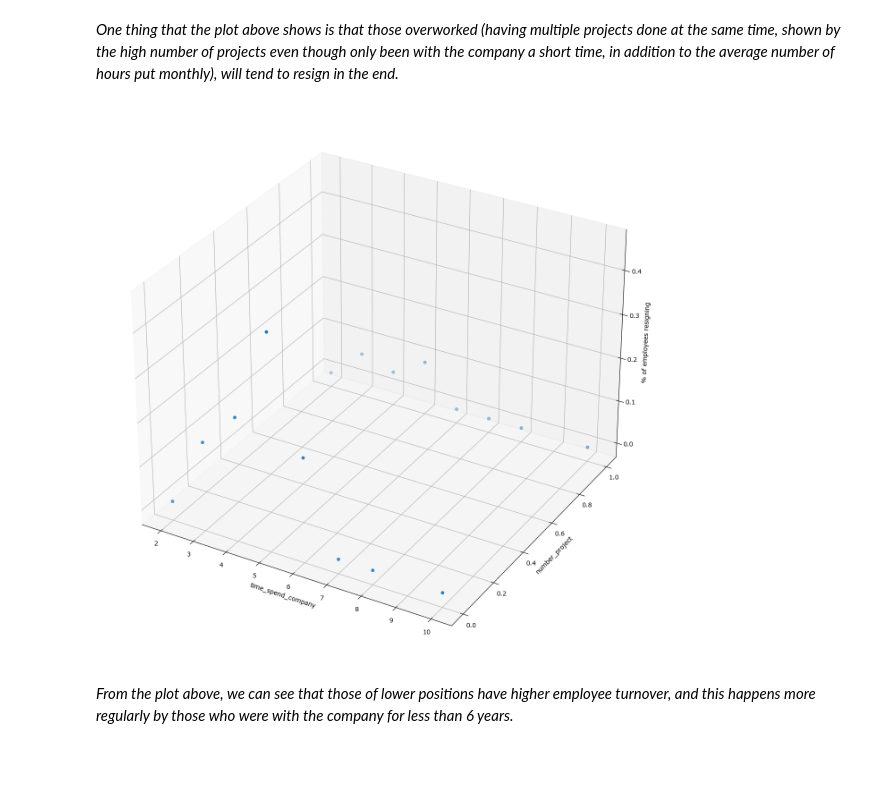
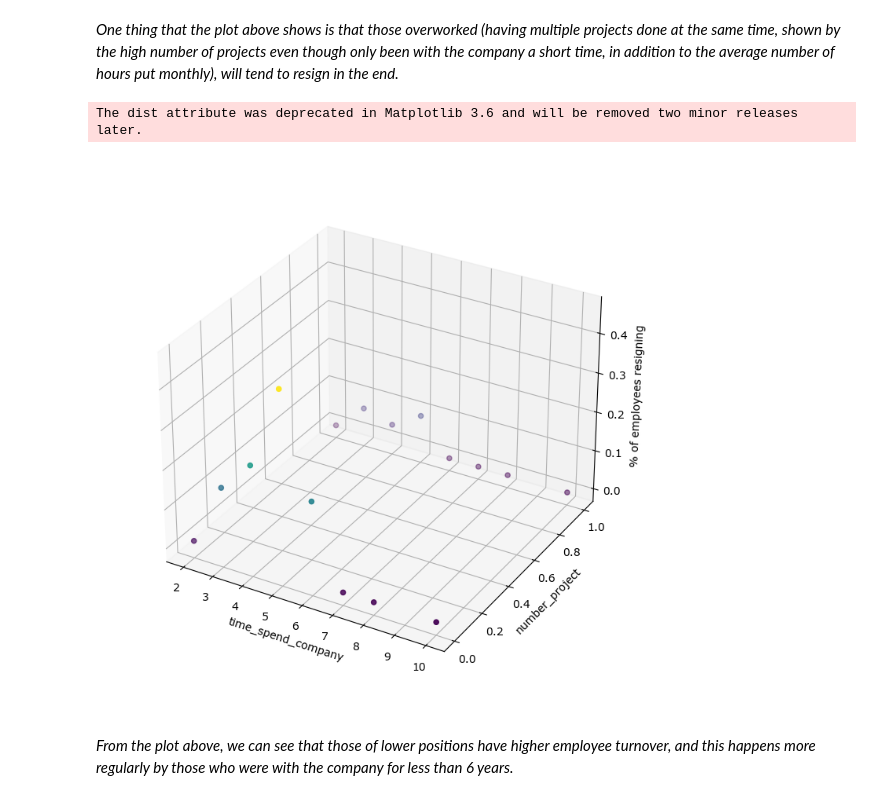
Before and after one commit to huhehuhehu/coursera-courses-projects, a Jupyter notebook: advanced-salifort/SalifortMotors.ipynb, the cells around one changed output. Saved outputs shown, nothing was run; the diff lists cells and outputs as text; code cells hidden in the pictures; blank space fills up the shorter version.

```diff
--- a/advanced-salifort/SalifortMotors.ipynb
+++ b/advanced-salifort/SalifortMotors.ipynb
@@ -227,30 +227,33 @@ The dist attribute was deprecated in Matplotlib 3.6 and will be removed two mino
 # %%
 #CHECKING TO SEE IF THE NUMBER OF PROJECTS WORKED ON, GIVEN A SPECIFIC YEARS THE EMPLOYEE HAS BEEN IN THE COMPANY MATTERS
 
 df_time_prom = df.groupby(['promotion_last_5years', 'time_spend_company'])['left'].mean().reset_index()
 
-fig = plt.figure(figsize=(16, 16))
+fig = plt.figure(figsize=(9, 9))
 ax = fig.add_subplot(projection='3d')
-ax.scatter3D(data=df_time_prom, xs='time_spend_company', ys='promotion_last_5years', zs='left')
+ax.scatter3D(data=df_time_prom, xs='time_spend_company', ys='promotion_last_5years', zs='left', c='left')
 ax.set_xlabel('time_spend_company')
 ax.set_ylabel('number_project')
 ax.set_zlabel('% of employees resigning')
+
+ax.dist = 11
 
 plt.show()
 
 #USE THIS FOR INTERACTIVE PLOT
 # fig = px.scatter_3d(df_time_prom, x='time_spend_company', y='promotion_last_5years', z='left',
 #                     width=1080, height=1080)
 
 # fig.update_layout(scene=dict(
 #     xaxis_title='time_spend_company',
 #     yaxis_title='promotion_last_5years',
 #     zaxis_title='% of employees resigning'
 # ))
 
 # fig.show()
 # %% [output]
+The dist attribute was deprecated in Matplotlib 3.6 and will be removed two minor releases later.
-[figure, old version]
+[figure, new version]
 # %% [markdown]
 *From the plot above, we can see that those of lower positions have higher employee turnover, and this happens more regularly by those who were with the company for less than 6 years.*
 # %%
```
Also changed, not shown: parts of 1 cell of this notebook.
